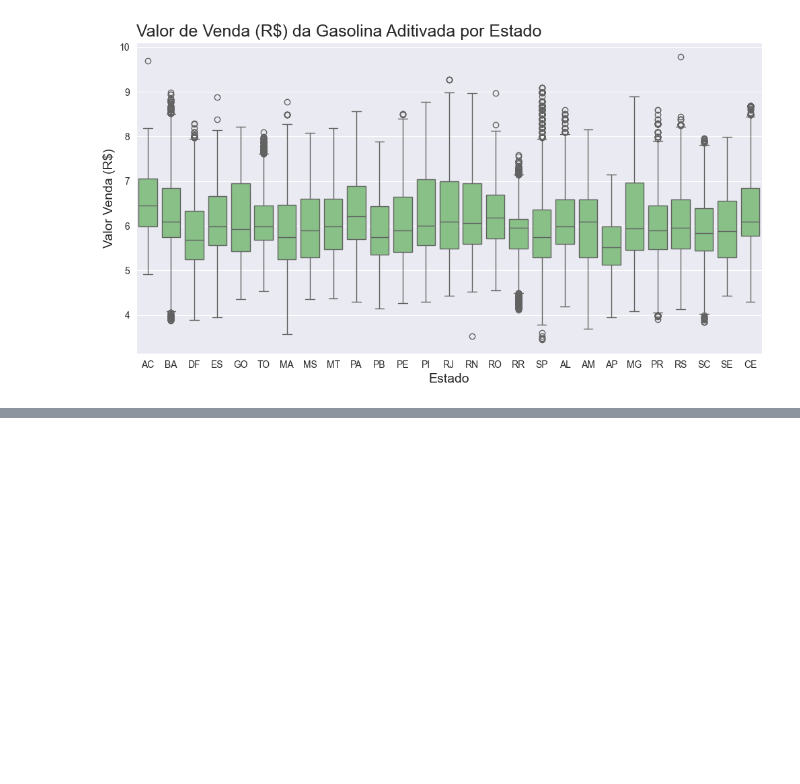
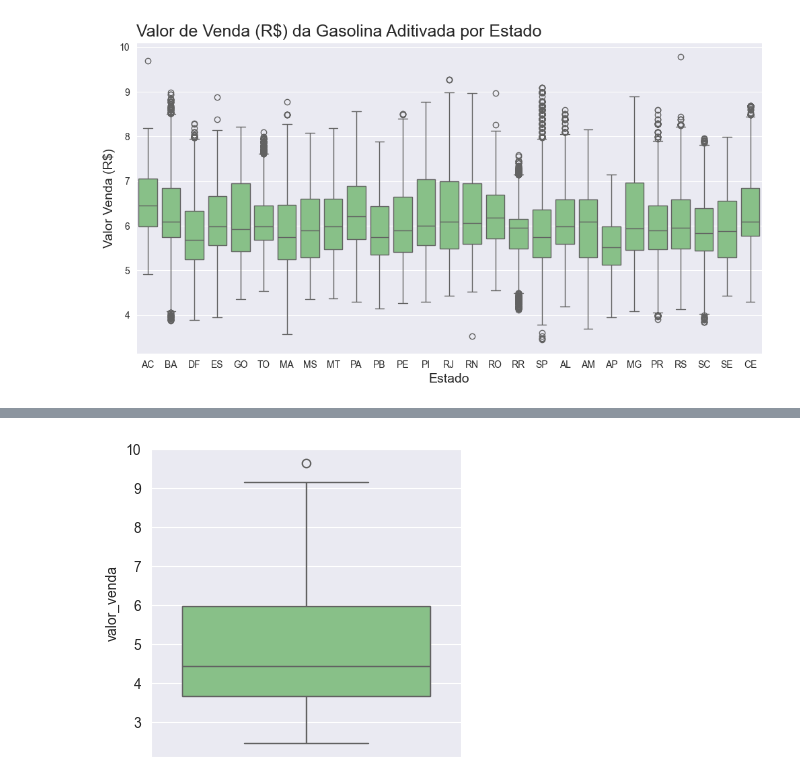
Before and after one commit to camimq/data_viz_and_production_models, a Jupyter notebook: analise_de_negocios/1_Ligacao_banco_dados.ipynb, the cells around one changed output, grey strips where cells are left out. Cells and saved outputs as stored; diff of their text form; code cells hidden in the pictures; blank space fills up the shorter version.

```diff
--- a/analise_de_negocios/1_Ligacao_banco_dados.ipynb
+++ b/analise_de_negocios/1_Ligacao_banco_dados.ipynb
@@ -559,0 +583,4 @@ plotar_boxplot_2V('Valor de Venda (R$) da Gasolina Aditivada por Estado',
+# %%
+plotar_boxplot_geral('valor_venda', diesel_s10)
+# %% [output]
+[figure, added]
```
Also changed, not shown: parts of 33 cells of this notebook.
